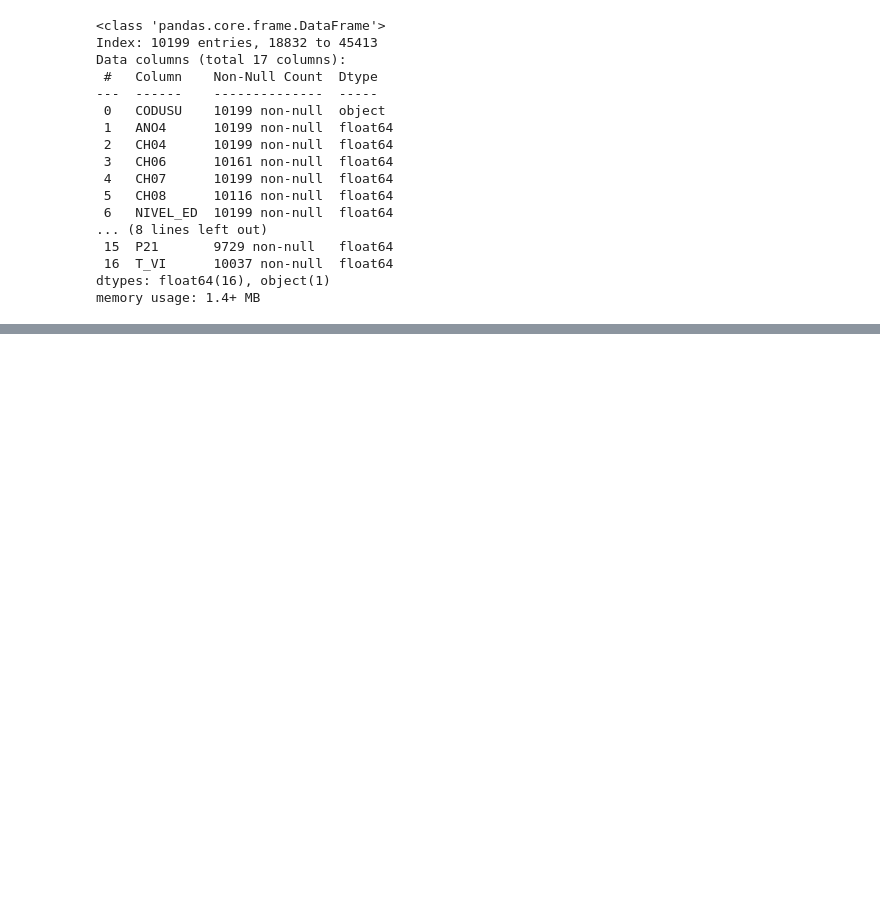
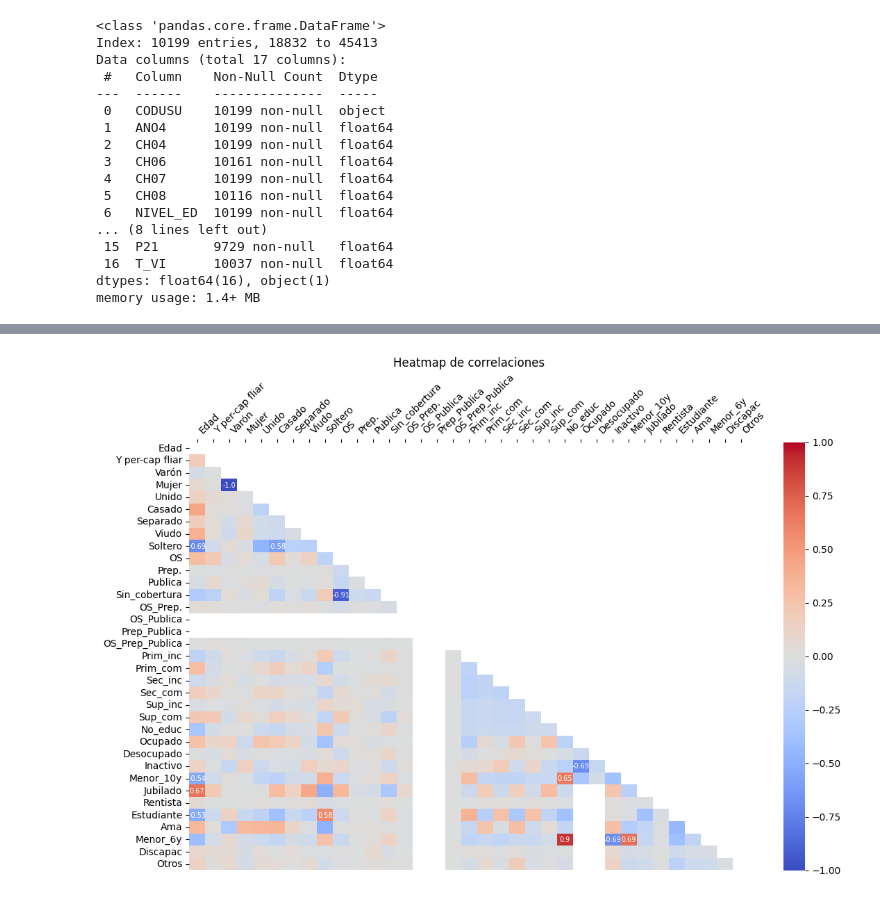
Before and after one commit to StefanoPistoia/Big-Data-Grupo-2, a Jupyter notebook: TP2/BigData_TP2_Grupo2.ipynb, the cells around one changed output, grey strips where cells are left out. Saved outputs shown, nothing was run; the diff lists cells and outputs as text; code cells hidden in the pictures; blank space fills up the shorter version.

```diff
--- a/TP2/BigData_TP2_Grupo2.ipynb
+++ b/TP2/BigData_TP2_Grupo2.ipynb
@@ -589,0 +816,4 @@ db_recorte.sample(20)
+# %%
+corrpanel.drop(columns=categoricas,inplace=True)
+# %%
+corrpanel.rename(columns={'-':'Sin_cobertura'}, inplace = True)
@@ -589,0 +831,4 @@ db_recorte.sample(20)
+# %%
+matrizej = corrpanel.copy()
+matrizej.drop(columns = ['CAT_OCUP','PP06E','PP04G','PP03I','PP07K','P21','T_VI'], inplace = True)
+print(matrizej.columns)
@@ -589,0 +843,37 @@ db_recorte.sample(20)
+# %%
+matrizej.rename(columns = {'CH06':'Edad' , 'IPCF': 'Y per-cap fliar'},inplace = True)
+# %%
+#Creación de la mtriz de correlaciones
+
+# Matriz de correlaciones
+corr = matrizej.corr()
+
+# Máscara para triángulo superior
+upp_mat = np.triu(corr)
+
+# Crear un DataFrame con anotaciones selectivas (|r| > 0.6)
+annot = corr.round(2).astype(str)      # redondeamos a 2 decimales
+annot_masked = annot.where(corr.abs() > 0.5, other = "")  # solo mostrar si |corr| > 0.6
+
+plt.figure(figsize=(13,8))
+ax = sns.heatmap(
+    corr,
+    vmin=-1, vmax=1,
+    cmap="coolwarm",
+    mask=upp_mat,           # mostramos solo la mitad inferior
+    annot=annot_masked,     # anotaciones selectivas
+    fmt='',                 # no usar formato numérico (ya son strings)
+    cbar=True,
+    annot_kws={"color": "white", "fontsize": 7}  # texto blanco dentro de cuadraditos
+)
+
+# Ajustes de ejes
+ax.xaxis.set_label_position('top')
+ax.xaxis.tick_top()
+ax.set_xticklabels(ax.get_xticklabels(), rotation=45, ha='left')
+
+plt.title("Heatmap de correlaciones")
+plt.savefig("matriz_correl.png", bbox_inches='tight')
+plt.show()
+# %% [output]
+[figure, added]
```
Also changed, not shown: parts of 23 cells of this notebook.
